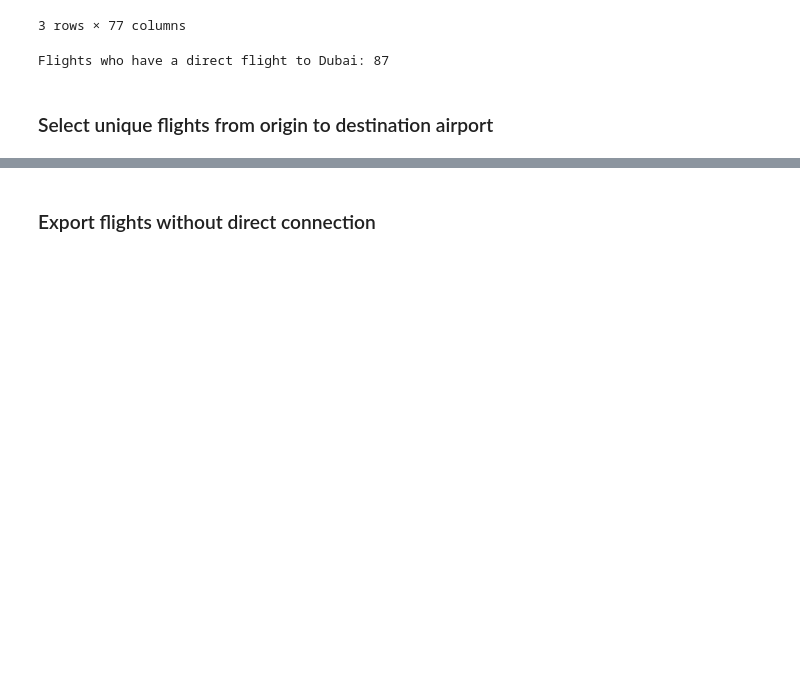
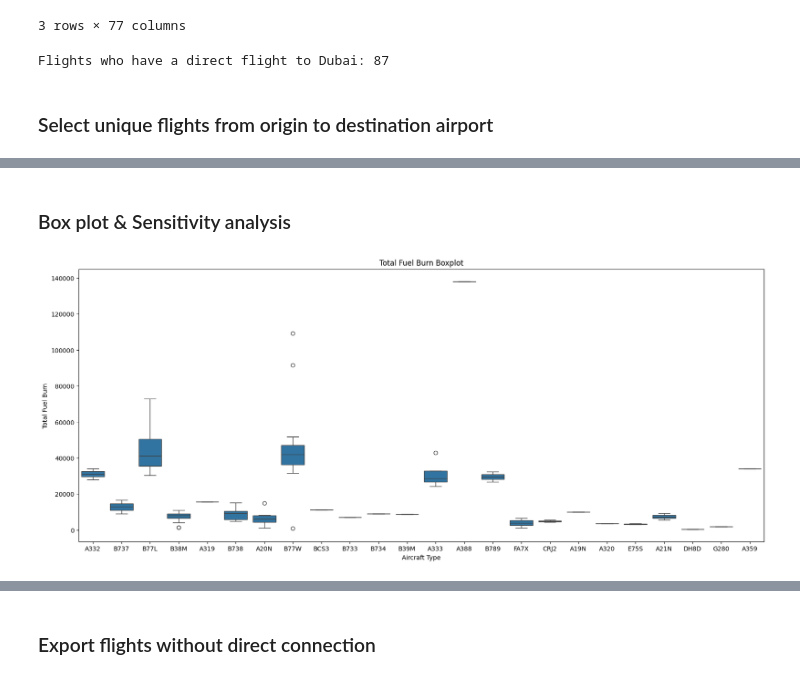
Before and after one commit to lukasschirren/COP_flight_analysis, a Jupyter notebook: cop28_delegate_list.ipynb, the cells around one changed output, grey strips where cells are left out. Saved outputs shown, nothing was run; the diff lists cells and outputs as text; code cells hidden in the pictures; blank space fills up the shorter version.

Commit message:
Data evaluation, plot creation (boxplot,histo,..)

```diff
--- a/cop28_delegate_list.ipynb
+++ b/cop28_delegate_list.ipynb
@@ -205,0 +203,12 @@ array(['A332', 'B737', 'B77L', 'B38M', 'A319', 'B738', 'A20N', 'B77W',
+# %% [markdown]
+### Box plot & Sensitivity analysis
+# %%
+# Boxplot for total_fuel_burn
+plt.figure(figsize=(20, 8))
+sns.boxplot(x='aircraft_type_icao', y='total_fuel_burn', data=unique_flights_df)
+plt.title('Total Fuel Burn Boxplot')
+plt.xlabel('Aircraft Type')
+plt.ylabel('Total Fuel Burn')
+plt.show()
+# %% [output]
+[figure, added]
```
Also changed, not shown: parts of 8 cells of this notebook, 15 other files.
